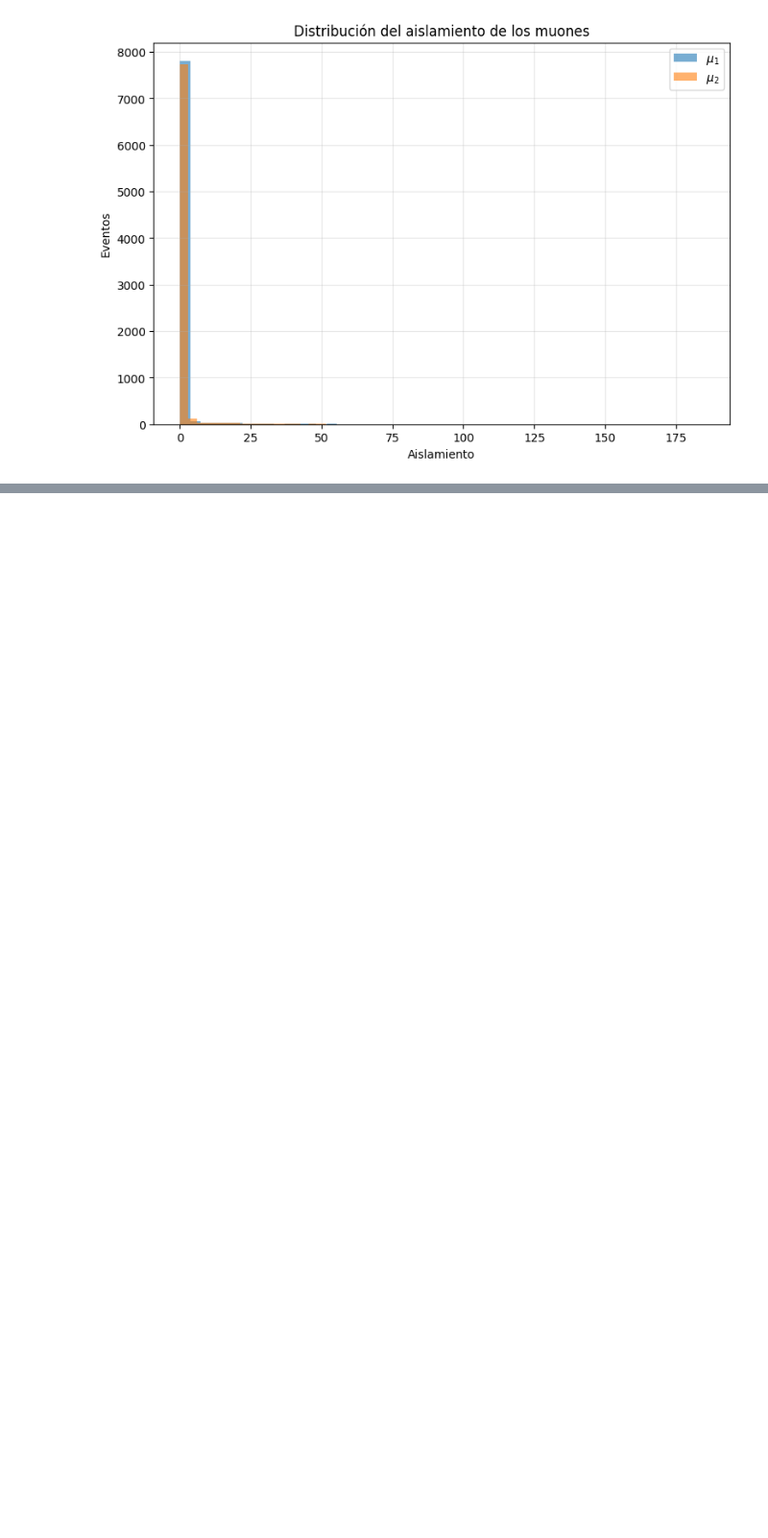
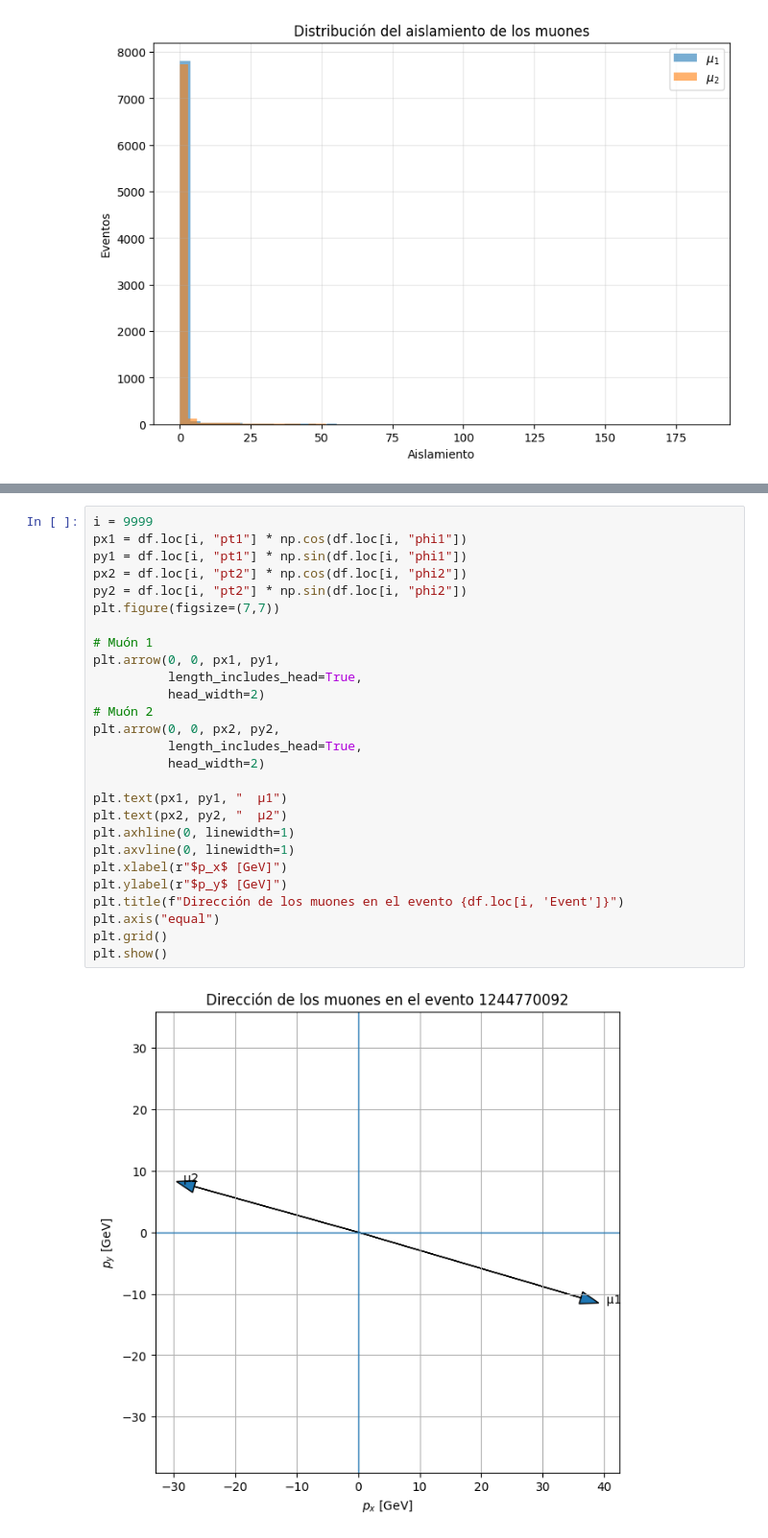
Before and after one commit to YatzyOmg/Particle-Physics, a Jupyter notebook: Reconstrucción_de_la_masa_invariante_de_un_par_de_muones.ipynb, the cells around one changed output, grey strips where cells are left out. Shown at 96% size. Drawn from its saved outputs; the diff is of its cells as text; blank space fills up the shorter version.

```diff
--- a/Reconstrucción_de_la_masa_invariante_de_un_par_de_muones.ipynb
+++ b/Reconstrucción_de_la_masa_invariante_de_un_par_de_muones.ipynb
@@ -275,0 +304,29 @@ plt.show()
+# %%
+i = 9999
+px1 = df.loc[i, "pt1"] * np.cos(df.loc[i, "phi1"])
+py1 = df.loc[i, "pt1"] * np.sin(df.loc[i, "phi1"])
+px2 = df.loc[i, "pt2"] * np.cos(df.loc[i, "phi2"])
+py2 = df.loc[i, "pt2"] * np.sin(df.loc[i, "phi2"])
+plt.figure(figsize=(7,7))
+
+# Muón 1
+plt.arrow(0, 0, px1, py1,
+          length_includes_head=True,
+          head_width=2)
+# Muón 2
+plt.arrow(0, 0, px2, py2,
+          length_includes_head=True,
+          head_width=2)
+
+plt.text(px1, py1, "  μ1")
+plt.text(px2, py2, "  μ2")
+plt.axhline(0, linewidth=1)
+plt.axvline(0, linewidth=1)
+plt.xlabel(r"$p_x$ [GeV]")
+plt.ylabel(r"$p_y$ [GeV]")
+plt.title(f"Dirección de los muones en el evento {df.loc[i, 'Event']}")
+plt.axis("equal")
+plt.grid()
+plt.show()
+# %% [output]
+[figure, added]
```
Also changed, not shown: parts of 4 cells of this notebook.
